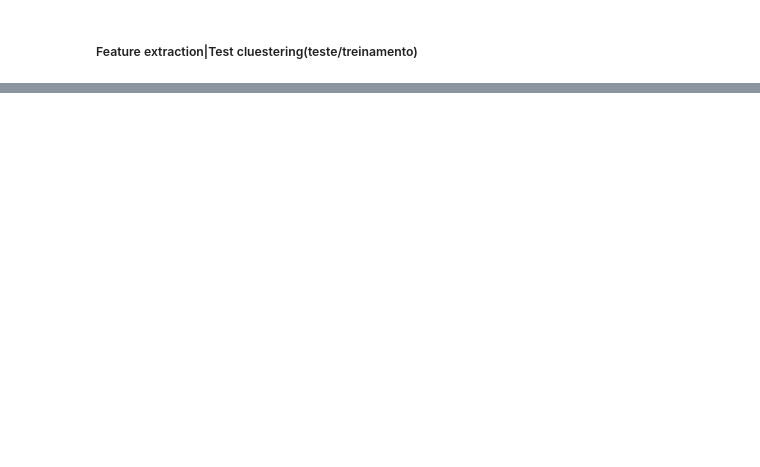
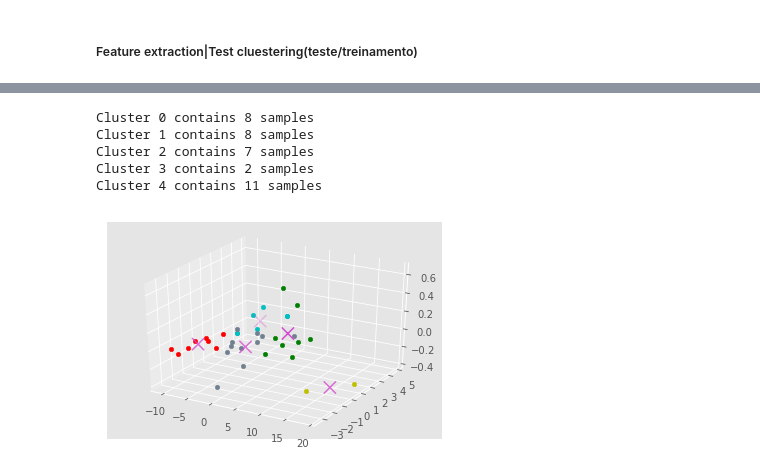
Before and after one commit to Fogelman/Spotify-Clustering, a Jupyter notebook: Reading Spotify Music.ipynb, the cells around one changed output, grey strips where cells are left out. Saved outputs shown, nothing was run; the diff lists cells and outputs as text; code cells hidden in the pictures; blank space fills up the shorter version.

Commit message:
Mostrando os grupos clusterizados em 3D

```diff
--- a/Reading Spotify Music.ipynb
+++ b/Reading Spotify Music.ipynb
@@ -287,0 +276,71 @@ plt.show()
+# %%
+from matplotlib import style
+style.use("ggplot")
+from collections import Counter
+from mpl_toolkits.mplot3d import Axes3D
+from pylab import *
+
+# X = np.array([[1, 2, 5],
+#               [5, 8, 2],
+#               [1.5, 1.8, 6],
+#               [8, 8, 9],
+#               [1, 0.6, 10],
+#               [2.5, 3.8, 6],
+#               [2.5, 5.8, 9],
+#               [5, 8, 3],
+#               [4, 0.6, 7],
+#               [2.5, 1.8, 4.6],
+#               [6.5, 1.8, 12],
+#               [7, 8, 9],
+#               [2, 0.6, 7],
+#               [5.5, 1.8, 4],
+#               [4.8, 6.9, 6],
+#               [4.9, 9.8, 2],
+#               [9, 11, 12]])
+
+X = Areduct
+
+cluster_num = 5
+
+kmeans = KMeans(n_clusters=cluster_num)
+kmeans.fit(Areduct)
+
+centroids = kmeans.cluster_centers_
+labels = kmeans.labels_
+
+# print ("centroids : ",centroids)
+
+# print ("labels : ", labels)
+
+
+colors = ["g","r","c","y","slategray"]
+
+# color = np.random.rand(cluster_num)
+
+c = Counter(labels)
+
+
+fig = figure()
+ax = fig.gca(projection='3d')
+
+
+for i in range(len(X)):
+#     print("coordinate:",X[i], "label:", labels[i])
+#     print ("i : ",i)
+#     print ("color[labels[i]] : ",color[labels[i]])
+    ax.scatter(X[i][0], X[i][1], X[i][2], c=colors[labels[i]]) #color[labels[i]]
+
+
+for cluster_number in range(cluster_num):
+    print("Cluster {} contains {} samples".format(cluster_number, c[cluster_number]))
+
+ax.scatter(centroids[:, 0],centroids[:, 1], centroids[:, 2], marker = "x", s=150, linewidths = 5, zorder = 100, c=color)
+
+plt.show()
+# %% [output]
+Cluster 0 contains 8 samples
+Cluster 1 contains 8 samples
+Cluster 2 contains 7 samples
+Cluster 3 contains 2 samples
+Cluster 4 contains 11 samples
+[figure, added]
```
Also changed, not shown: parts of 9 cells of this notebook.
